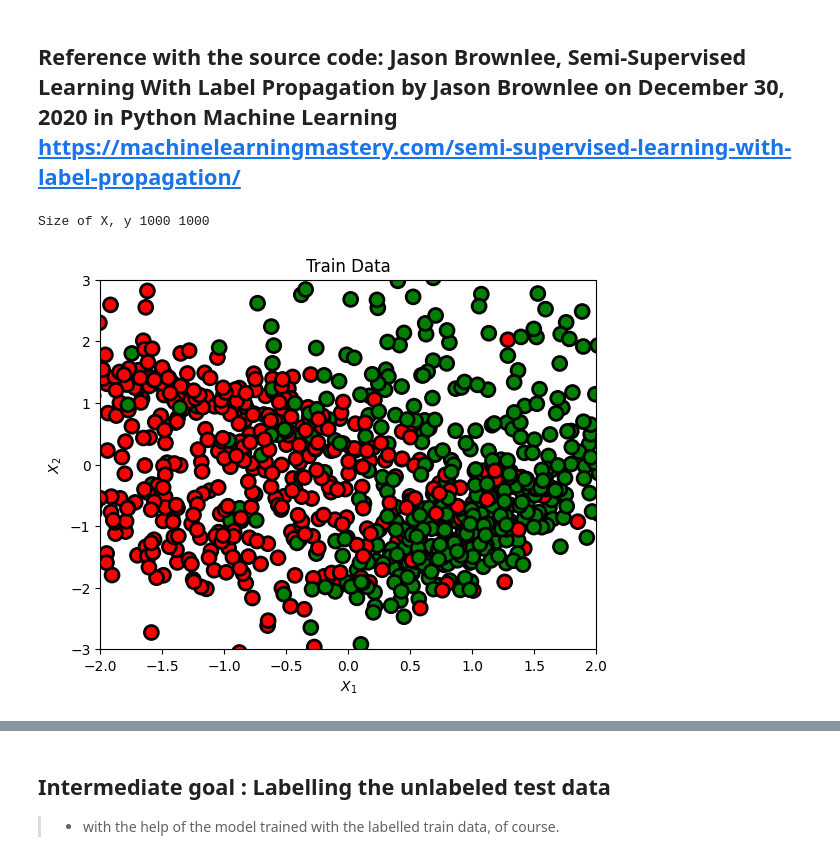
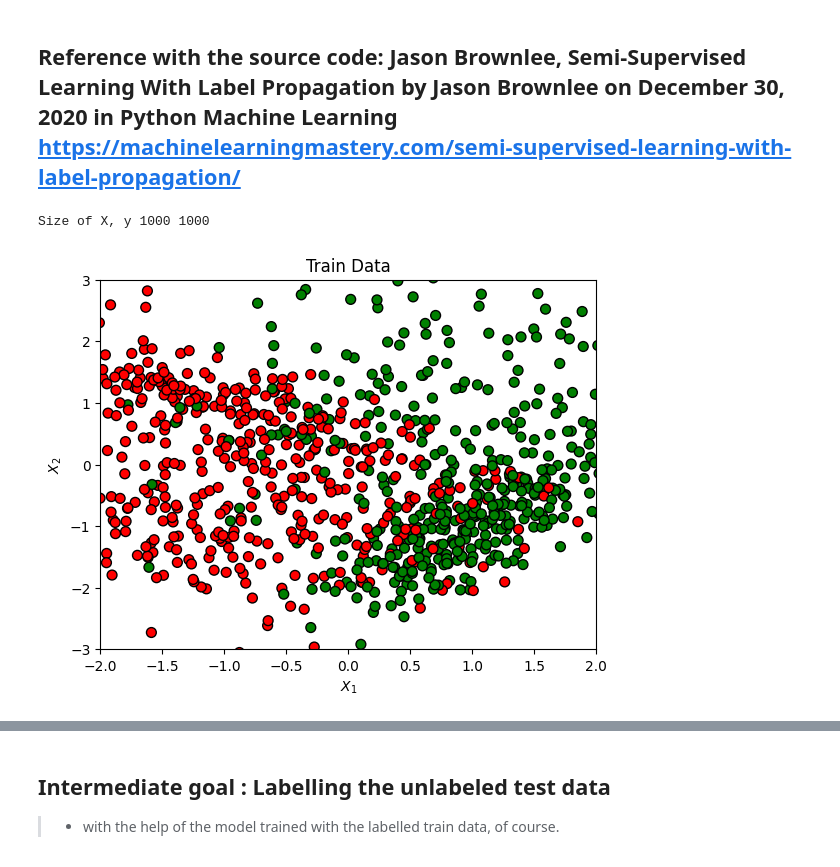
Before and after one commit to kimdesok/Text_Classification_Clustering, a Jupyter notebook: Semi_supervised_clustering.ipynb, the cells around one changed output, grey strips where cells are left out. Saved outputs shown, nothing was run; the diff lists cells and outputs as text; code cells hidden in the pictures.

```diff
--- a/Semi_supervised_clustering.ipynb
+++ b/Semi_supervised_clustering.ipynb
@@ -5,29 +5,29 @@
 # %%
 # Prepare semi-supervised learning dataset
 from sklearn.datasets import make_classification
 from sklearn.model_selection import train_test_split
 import matplotlib.pylab as plt
 import matplotlib
 
 def scatter_plot(X, y, title="Scatter plot"):
   plt.title(title)
   color = ['red' if l == 0 else 'green' if l == 1 else 'blue' for l in y]
   plt.scatter(X[:,0], X[:,1], marker='o', c=color, \
-            s=100, edgecolor="k", linewidth=2)
+            s=50, edgecolor="k", linewidth=1)
   plt.xlabel("$X_1$")
   plt.ylabel("$X_2$")
   plt.xlim(-2.0, 2.0)
   plt.ylim(-3.0, 3.0)
   plt.show()
 
 # define dataset
 X, y = make_classification(n_samples=1000, n_features=2, n_informative=2, \
                            n_redundant=0, random_state=1)
 print("Size of X, y", len(X), len(y))
 scatter_plot(X, y, "Train Data")
 # %% [output]
 Size of X, y 1000 1000
-[figure, old version]
+[figure, new version]
 # %%
 # split into train and test
 X_train, X_test, y_train, y_test = train_test_split(X, y, test_size=0.15, random_state=1, stratify=y)
```
Also changed, not shown: parts of 6 cells of this notebook.
